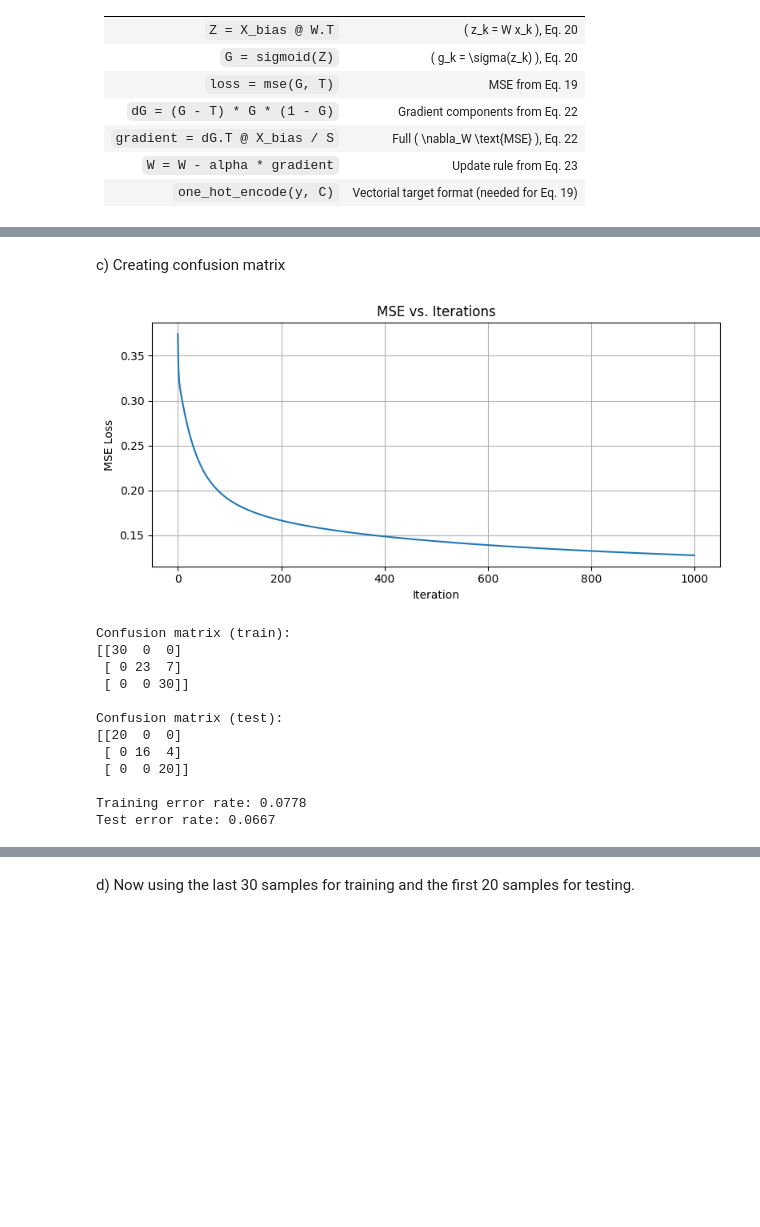
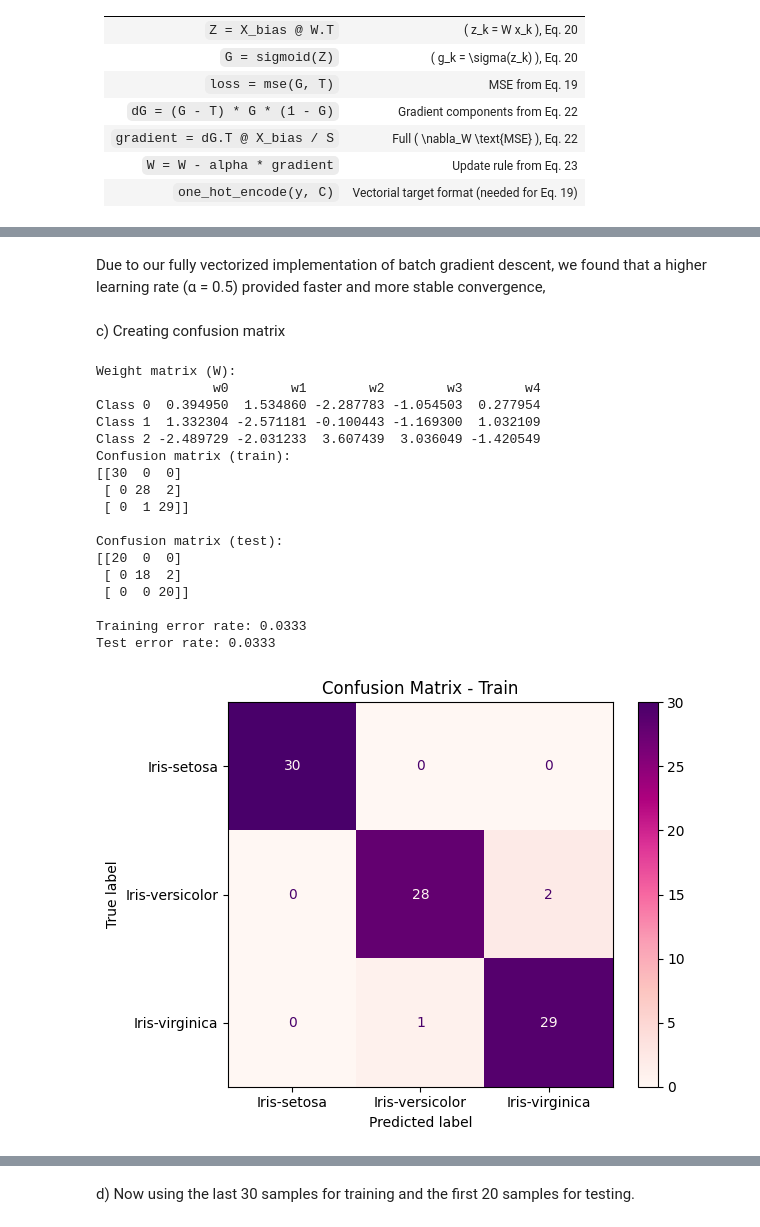
Before and after one commit to Artaosmani/TTT4275-classification-project, a Jupyter notebook: Iris.ipynb, the cells around one changed output, grey strips where cells are left out. Saved outputs shown, nothing was run; the diff lists cells and outputs as text; code cells hidden in the pictures; blank space fills up the shorter version.

Commit message:
figurer git commit-m figurer

```diff
--- a/Iris.ipynb
+++ b/Iris.ipynb
@@ -163,36 +186,61 @@ def predict(X, W):
+# %% [markdown]
+Due to our fully vectorized implementation of batch gradient descent, we found that a higher learning rate (α = 0.5) provided faster and more stable convergence,
 # %% [markdown]
 c) Creating confusion matrix
 # %%
-W = train_linear_classifier(X_train, y_train, alpha=0.1, iterations=1000)
+W,_ = train_linear_classifier(X_train, y_train, alpha=0.5, iterations=2000)
+print("\nWeight matrix (W):")
+print(pd.DataFrame(W, columns=[f"w{i}" for i in range(W.shape[1])], index=[f"Class {i}" for i in range(W.shape[0])]))
+
 
 y_pred_train = predict(X_train, W)
 y_pred_test = predict(X_test, W)
 
-cm_train =confusion_matrix(y_true = y_train, y_pred = y_pred_train)
-cm_test = confusion_matrix(y_true = y_test, y_pred = y_pred_test)
+cm1_train =confusion_matrix(y_true = y_train, y_pred = y_pred_train)
+cm1_test = confusion_matrix(y_true = y_test, y_pred = y_pred_test)
 
 print("Confusion matrix (train):")
-print(cm_train)
+print(cm1_train)
 
 print("\nConfusion matrix (test):")
-print(cm_test)
+print(cm1_test)
 
 train_error = 1 - accuracy_score(y_train, y_pred_train)
 test_error = 1 - accuracy_score(y_test, y_pred_test)
 
 print(f"\nTraining error rate: {train_error:.4f}")
 print(f"Test error rate: {test_error:.4f}")
+
+
+# Train confusion matrix
+disp_train = ConfusionMatrixDisplay(confusion_matrix=cm1_train, display_labels=label_map.keys())
+disp_train.plot(cmap="RdPu")
+plt.title("Confusion Matrix - Train")
+plt.tight_layout()
+plt.show()
+
+# Test confusion matrix
+disp_test = ConfusionMatrixDisplay(confusion_matrix=cm1_test, display_labels=label_map.keys())
+disp_test.plot(cmap="RdPu")
+plt.title("Confusion Matrix - Test")
+plt.tight_layout()
+plt.show()
 # %% [output]
+Weight matrix (W):
+               w0        w1        w2        w3        w4
+Class 0  0.394950  1.534860 -2.287783 -1.054503  0.277954
+Class 1  1.332304 -2.571181 -0.100443 -1.169300  1.032109
+Class 2 -2.489729 -2.031233  3.607439  3.036049 -1.420549
+Confusion matrix (train):
+[[30  0  0]
+ [ 0 28  2]
+ [ 0  1 29]]
+
+Confusion matrix (test):
+[[20  0  0]
+ [ 0 18  2]
+ [ 0  0 20]]
+
+Training error rate: 0.0333
+Test error rate: 0.0333
-[figure, old version]
+[figure, new version]
-Confusion matrix (train):
-[[30  0  0]
- [ 0 23  7]
- [ 0  0 30]]
-
-Confusion matrix (test):
-[[20  0  0]
- [ 0 16  4]
- [ 0  0 20]]
-
-Training error rate: 0.0778
-Test error rate: 0.0667
```
Also changed, not shown: parts of 14 cells of this notebook, 1 other file.
